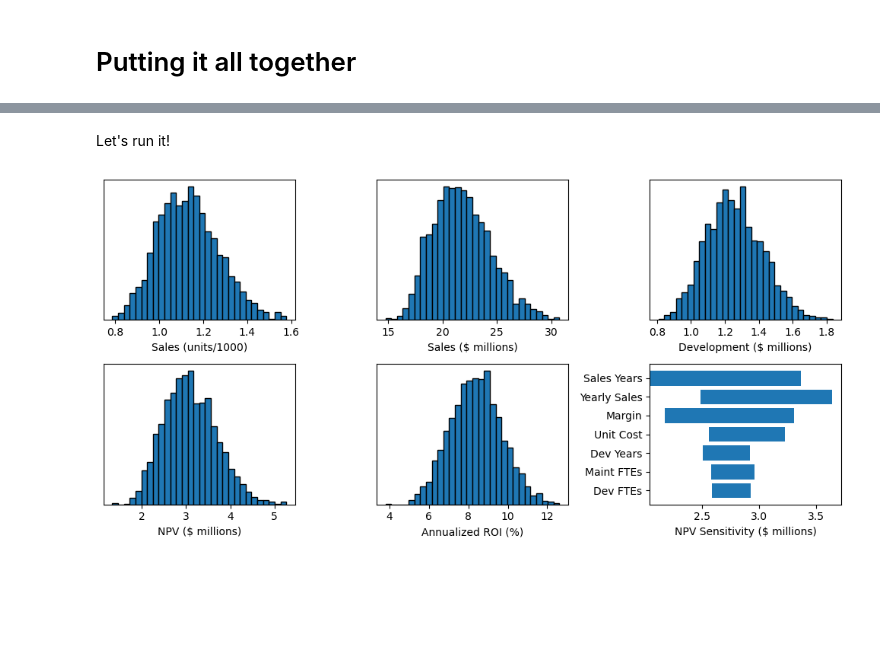
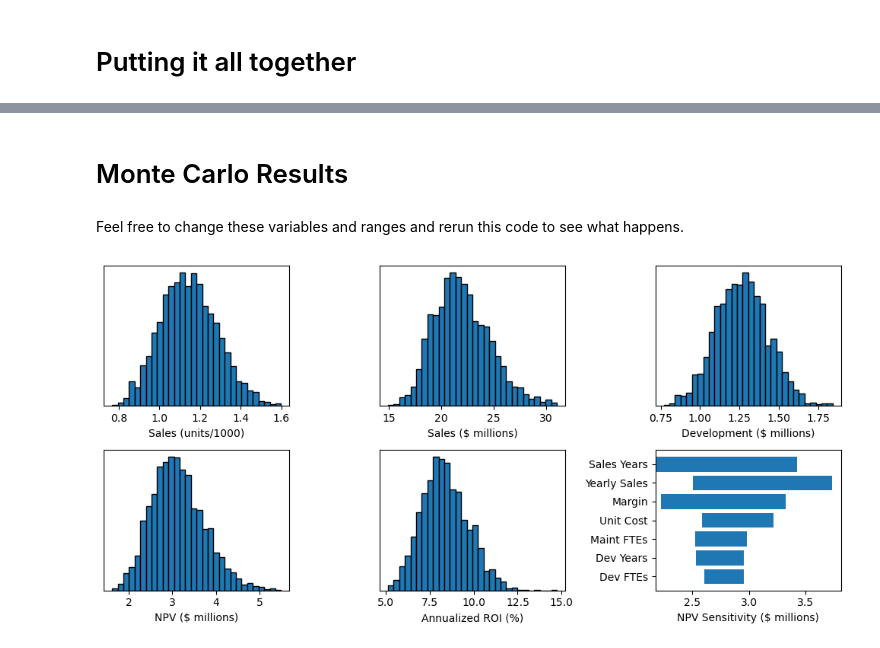
Before and after one commit to JohnMichaelHauck/ppm, a Jupyter notebook: ppm.ipynb, the cells around one changed output, grey strips where cells are left out. Drawn from its saved outputs; the diff is of its cells as text; code cells hidden in the pictures; blank space fills up the shorter version.

```diff
--- a/ppm.ipynb
+++ b/ppm.ipynb
@@ -545,11 +571,33 @@ class MonteCarloAnalyzer:
         else:
             plt.show()
         plt.close()
-# %% [markdown]
-Let's run it!
-# %%
-monte_carlo = MonteCarloAnalyzer(company_constants, product_variables_ranges)
-monte_carlo.analyze()
-monte_carlo.plot()
-# %% [output]
-[figure, removed]
+# %% [markdown]
+# Monte Carlo Results
+# %% [markdown]
+Feel free to change these variables and ranges and rerun this code to see what happens.
+# %%
+company_constants.market_return = 0.03
+company_constants.yearly_development_fte_cost_pv = 50000
+company_constants.inflation = 0.03
+company_constants.sga_percentage = 0.30
+
+product_variables_ranges.years_before_development = 1.5
+product_variables_ranges.years_of_development_growth = 0
+product_variables_ranges.years_of_development_maturity = [3, 4, 5]
+product_variables_ranges.years_of_development_decline = 0
+product_variables_ranges.years_before_sales = 0
+product_variables_ranges.years_of_sales_growth = 0
+product_variables_ranges.years_of_sales_maturity = [8, 10, 12]
+product_variables_ranges.years_of_sales_decline = 0
+product_variables_ranges.development_ftes = [4, 5, 6]
+product_variables_ranges.maintenance_ftes = [0, 0.5, 1]
+product_variables_ranges.unit_cost_pv=[8000, 9000, 12000]
+product_variables_ranges.unit_price_cost_factor = [1.9, 2.0, 2.1]
+product_variables_ranges.yearly_unit_sales_lowest_price = [110, 120, 150]
+product_variables_ranges.yearly_unit_sales_highest_price = [80, 90, 120]
+
+monte_carlo = MonteCarloAnalyzer(company_constants, product_variables_ranges)
+monte_carlo.analyze()
+monte_carlo.plot()
+# %% [output]
+[figure, added]
```
Also changed, not shown: parts of 37 cells of this notebook.
